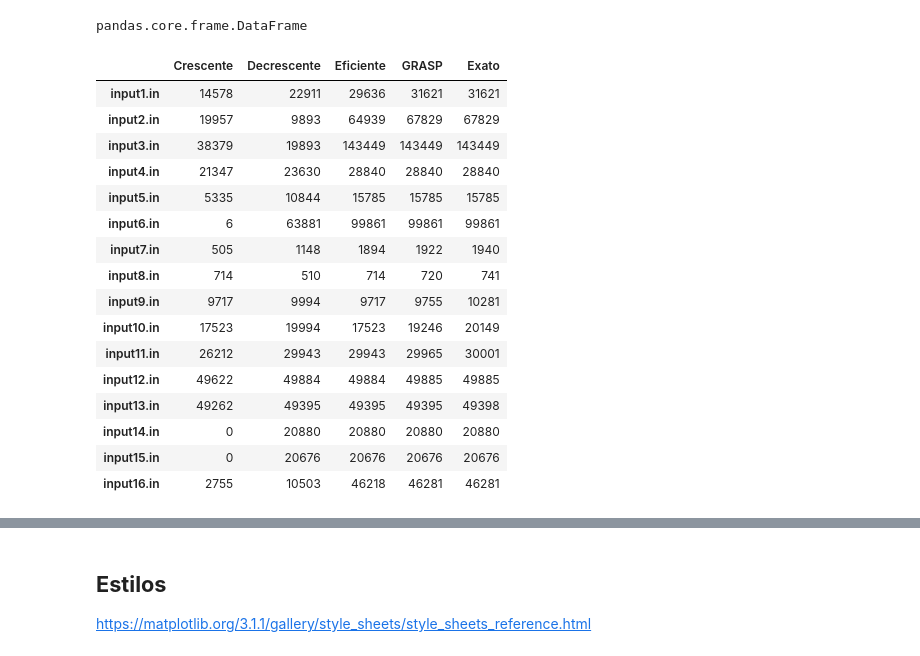
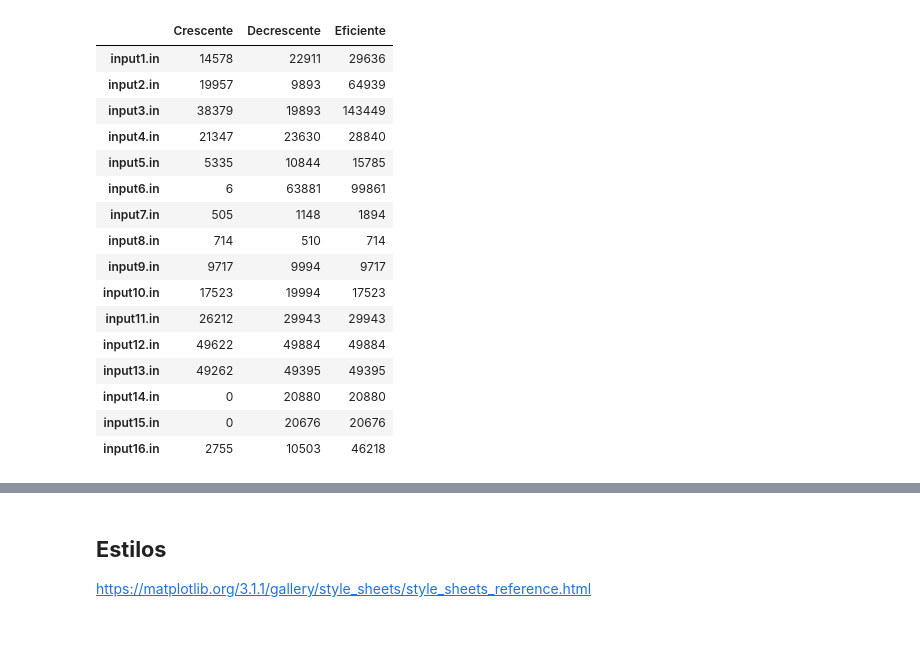
Before and after one commit to danbailo/T1-Teoria-Computacao, a Jupyter notebook: src/Trabalho 1 - Teoria da Computação.ipynb, the cells around one changed output, grey strips where cells are left out. Saved outputs shown, nothing was run; the diff lists cells and outputs as text; code cells hidden in the pictures.

```diff
--- a/src/Trabalho 1 - Teoria da Computação.ipynb
+++ b/src/Trabalho 1 - Teoria da Computação.ipynb
@@ -15,6 +11,2 @@ utils.create_results_directory()
 # %%
-results = pd.read_json(os.path.join('..','results','result.json')).T
+greedy = pd.read_json(os.path.join('..','results','result_greedy.json')).T
-# %%
-pd.DataFrame
-# %% [output]
-pandas.core.frame.DataFrame
@@ -23,20 +13,20 @@ results = results[['Crescente','Decrescente','Eficiente','GRASP','Exato']]
-# %%
-results
-# %% [output]
-|  | Crescente | Decrescente | Eficiente | GRASP | Exato |
-| input1.in | 14578 | 22911 | 29636 | 31621 | 31621 |
-| input2.in | 19957 | 9893 | 64939 | 67829 | 67829 |
-| input3.in | 38379 | 19893 | 143449 | 143449 | 143449 |
-| input4.in | 21347 | 23630 | 28840 | 28840 | 28840 |
-| input5.in | 5335 | 10844 | 15785 | 15785 | 15785 |
-| input6.in | 6 | 63881 | 99861 | 99861 | 99861 |
-| input7.in | 505 | 1148 | 1894 | 1922 | 1940 |
-| input8.in | 714 | 510 | 714 | 720 | 741 |
-| input9.in | 9717 | 9994 | 9717 | 9755 | 10281 |
-| input10.in | 17523 | 19994 | 17523 | 19246 | 20149 |
-| input11.in | 26212 | 29943 | 29943 | 29965 | 30001 |
-| input12.in | 49622 | 49884 | 49884 | 49885 | 49885 |
-| input13.in | 49262 | 49395 | 49395 | 49395 | 49398 |
-| input14.in | 0 | 20880 | 20880 | 20880 | 20880 |
-| input15.in | 0 | 20676 | 20676 | 20676 | 20676 |
-| input16.in | 2755 | 10503 | 46218 | 46281 | 46281 |
+# %%
+greedy
+# %% [output]
+|  | Crescente | Decrescente | Eficiente |
+| input1.in | 14578 | 22911 | 29636 |
+| input2.in | 19957 | 9893 | 64939 |
+| input3.in | 38379 | 19893 | 143449 |
+| input4.in | 21347 | 23630 | 28840 |
+| input5.in | 5335 | 10844 | 15785 |
+| input6.in | 6 | 63881 | 99861 |
+| input7.in | 505 | 1148 | 1894 |
+| input8.in | 714 | 510 | 714 |
+| input9.in | 9717 | 9994 | 9717 |
+| input10.in | 17523 | 19994 | 17523 |
+| input11.in | 26212 | 29943 | 29943 |
+| input12.in | 49622 | 49884 | 49884 |
+| input13.in | 49262 | 49395 | 49395 |
+| input14.in | 0 | 20880 | 20880 |
+| input15.in | 0 | 20676 | 20676 |
+| input16.in | 2755 | 10503 | 46218 |
```
Also changed, not shown: parts of 44 cells of this notebook.
